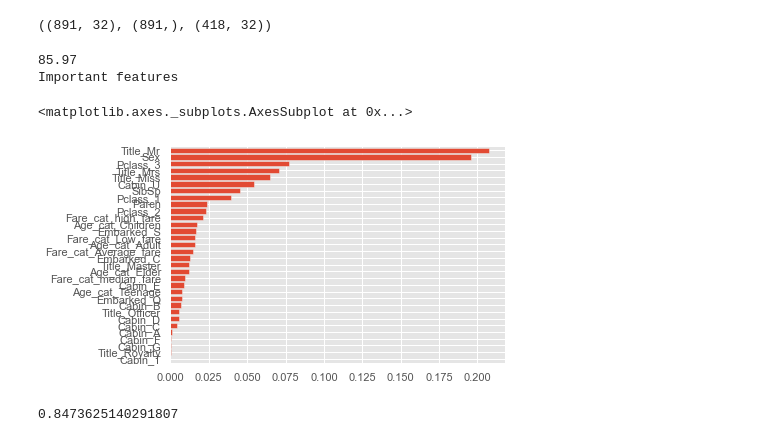
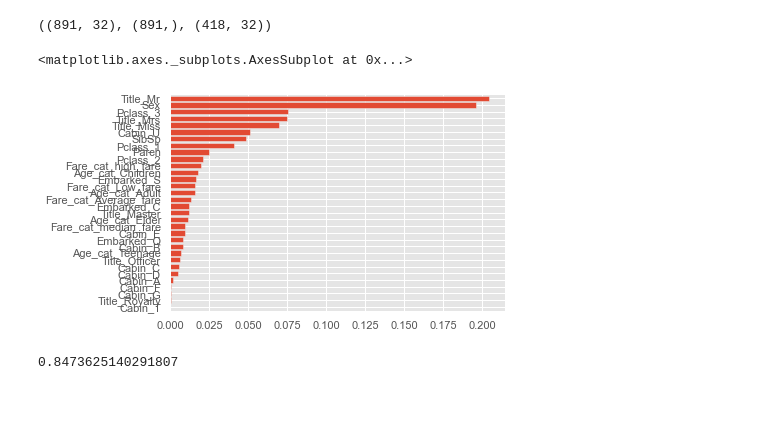
Before and after one commit to PatrickEidemueller/Kaggle-Titanic-Challange, a Jupyter notebook: Titanic Challange.ipynb, the cells around one changed output. Drawn from its saved outputs; the diff is of its cells as text; code cells hidden in the pictures; blank space fills up the shorter version.

```diff
--- a/Titanic Challange.ipynb
+++ b/Titanic Challange.ipynb
@@ -954,23 +1019,21 @@ train_X.shape, train_Y.shape, test_X.shape
 # %%
 model = RandomForestClassifier(criterion='gini', n_estimators=650,
                              min_samples_split=10,min_samples_leaf=4,
                              max_features='auto',oob_score=True,
                              random_state=None,n_jobs=-1)
 
 model.fit(train_X,train_Y)
 
 prediction_submission=model.predict(test_X)
 model.score(train_X,train_Y)
 acc_random_forest = round(model.score(train_X, train_Y) * 100, 2)
 
-print(acc_random_forest)
-print("Important features")
+acc_random_forest
+"Important features"
 pd.Series(model.feature_importances_,train_X.columns).sort_values(ascending=True).plot.barh(width=0.8)
 # %% [output]
-85.97
-Important features
+<matplotlib.axes._subplots.AxesSubplot at 0x...>
-<matplotlib.axes._subplots.AxesSubplot at 0x...>
-[figure, old version]
+[figure, new version]
 # %%
 model_SVC = SVC()
 
```
Also changed, not shown: parts of 19 cells of this notebook.
